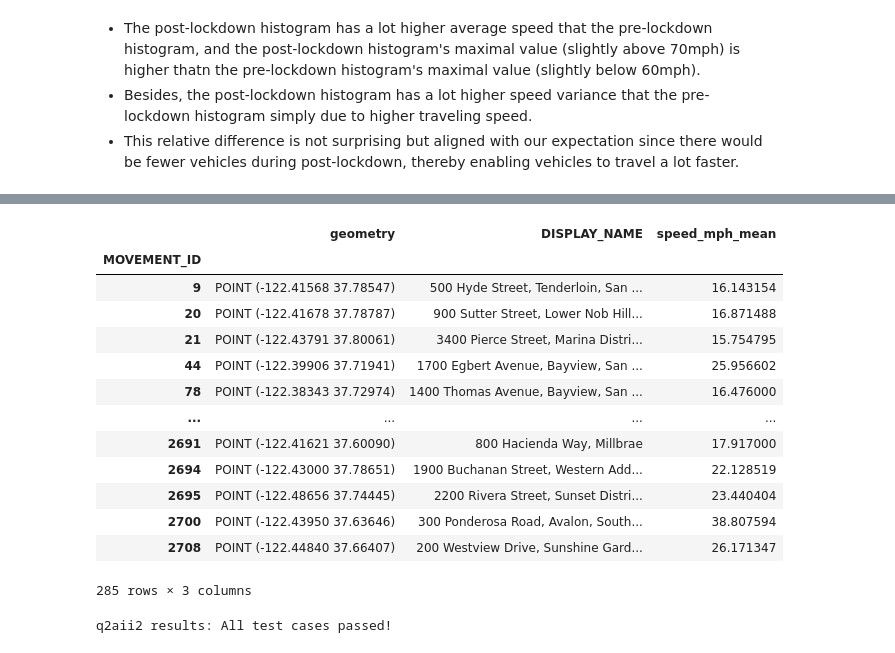
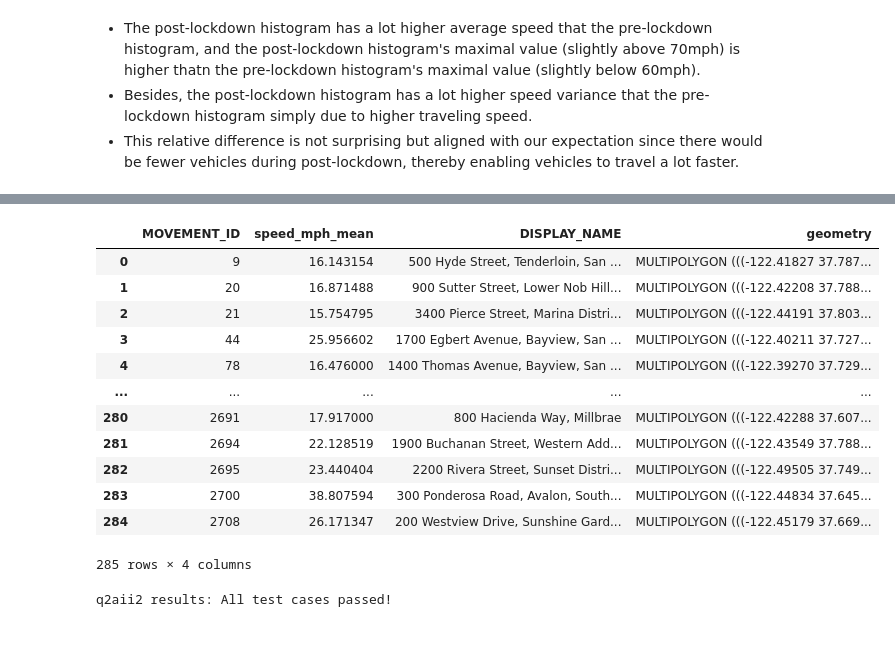
Before and after one commit to JerryPan2718/Traffic-EDA, a Jupyter notebook: Traffic_part1.ipynb, the cells around one changed output, grey strips where cells are left out. Drawn from its saved outputs; the diff is of its cells as text; code cells hidden in the pictures.

```diff
--- a/Traffic_part1.ipynb
+++ b/Traffic_part1.ipynb
@@ -806,31 +804,28 @@ name: q2aii2
 points: 2
 -->
 # %%
-# compute the average speed per census tract (will use this later),
-# AFTER (and including) the first COVID restrictions were put into effect.
-# Autograder expects this to be a series
-averages_post = speeds_to_tract[speeds_to_tract["day"] >= 14].groupby("MOVEMENT_ID").mean()["speed_mph_mean"]
+post = speeds_to_tract[speeds_to_tract['day'] >= 14]
+averages_post = post.dissolve(by='MOVEMENT_ID', aggfunc='mean')['speed_mph_mean']
+
 # Autograder expects this to be a dataframe with name of census tract,
 # polygon for census tract, and average speed per census tract
-move = speeds_to_tract[speeds_to_tract["day"] >= 14].groupby("MOVEMENT_ID").mean().reset_index()
-table = move[["MOVEMENT_ID", "speed_mph_mean"]]
-averages_post_named = speeds_to_tract[["MOVEMENT_ID", "geometry", "DISPLAY_NAME"]].merge(table, on="MOVEMENT_ID").groupby("MOVEMENT_ID").first()
+averages_post_named = averages_post.to_frame().merge(tract_to_gps, how = 'left', on = 'MOVEMENT_ID')
+
 averages_post_named
 # %% [output]
-|  | geometry | DISPLAY_NAME | speed_mph_mean |
-| MOVEMENT_ID |  |  |  |
-| 9 | POINT (-122.41568 37.78547) | 500 Hyde Street, Tenderloin, San ... | 16.143154 |
-| 20 | POINT (-122.41678 37.78787) | 900 Sutter Street, Lower Nob Hill... | 16.871488 |
-| 21 | POINT (-122.43791 37.80061) | 3400 Pierce Street, Marina Distri... | 15.754795 |
-| 44 | POINT (-122.39906 37.71941) | 1700 Egbert Avenue, Bayview, San ... | 25.956602 |
-| 78 | POINT (-122.38343 37.72974) | 1400 Thomas Avenue, Bayview, San ... | 16.476000 |
-| ... | ... | ... | ... |
-| 2691 | POINT (-122.41621 37.60090) | 800 Hacienda Way, Millbrae | 17.917000 |
-| 2694 | POINT (-122.43000 37.78651) | 1900 Buchanan Street, Western Add... | 22.128519 |
-| 2695 | POINT (-122.48656 37.74445) | 2200 Rivera Street, Sunset Distri... | 23.440404 |
-| 2700 | POINT (-122.43950 37.63646) | 300 Ponderosa Road, Avalon, South... | 38.807594 |
-| 2708 | POINT (-122.44840 37.66407) | 200 Westview Drive, Sunshine Gard... | 26.171347 |
+|  | MOVEMENT_ID | speed_mph_mean | DISPLAY_NAME | geometry |
+| 0 | 9 | 16.143154 | 500 Hyde Street, Tenderloin, San ... | MULTIPOLYGON (((-122.41827 37.787... |
+| 1 | 20 | 16.871488 | 900 Sutter Street, Lower Nob Hill... | MULTIPOLYGON (((-122.42208 37.788... |
+| 2 | 21 | 15.754795 | 3400 Pierce Street, Marina Distri... | MULTIPOLYGON (((-122.44191 37.803... |
+| 3 | 44 | 25.956602 | 1700 Egbert Avenue, Bayview, San ... | MULTIPOLYGON (((-122.40211 37.727... |
+| 4 | 78 | 16.476000 | 1400 Thomas Avenue, Bayview, San ... | MULTIPOLYGON (((-122.39270 37.729... |
+| ... | ... | ... | ... | ... |
+| 280 | 2691 | 17.917000 | 800 Hacienda Way, Millbrae | MULTIPOLYGON (((-122.42288 37.607... |
+| 281 | 2694 | 22.128519 | 1900 Buchanan Street, Western Add... | MULTIPOLYGON (((-122.43549 37.788... |
+| 282 | 2695 | 23.440404 | 2200 Rivera Street, Sunset Distri... | MULTIPOLYGON (((-122.49505 37.749... |
+| 283 | 2700 | 38.807594 | 300 Ponderosa Road, Avalon, South... | MULTIPOLYGON (((-122.44834 37.645... |
+| 284 | 2708 | 26.171347 | 200 Westview Drive, Sunshine Gard... | MULTIPOLYGON (((-122.45179 37.669... |
-285 rows × 3 columns
+285 rows × 4 columns
 # %%
 grader.check("q2aii2")
 # %% [output]
```
Also changed, not shown: parts of 8 cells of this notebook, 1 other file.
